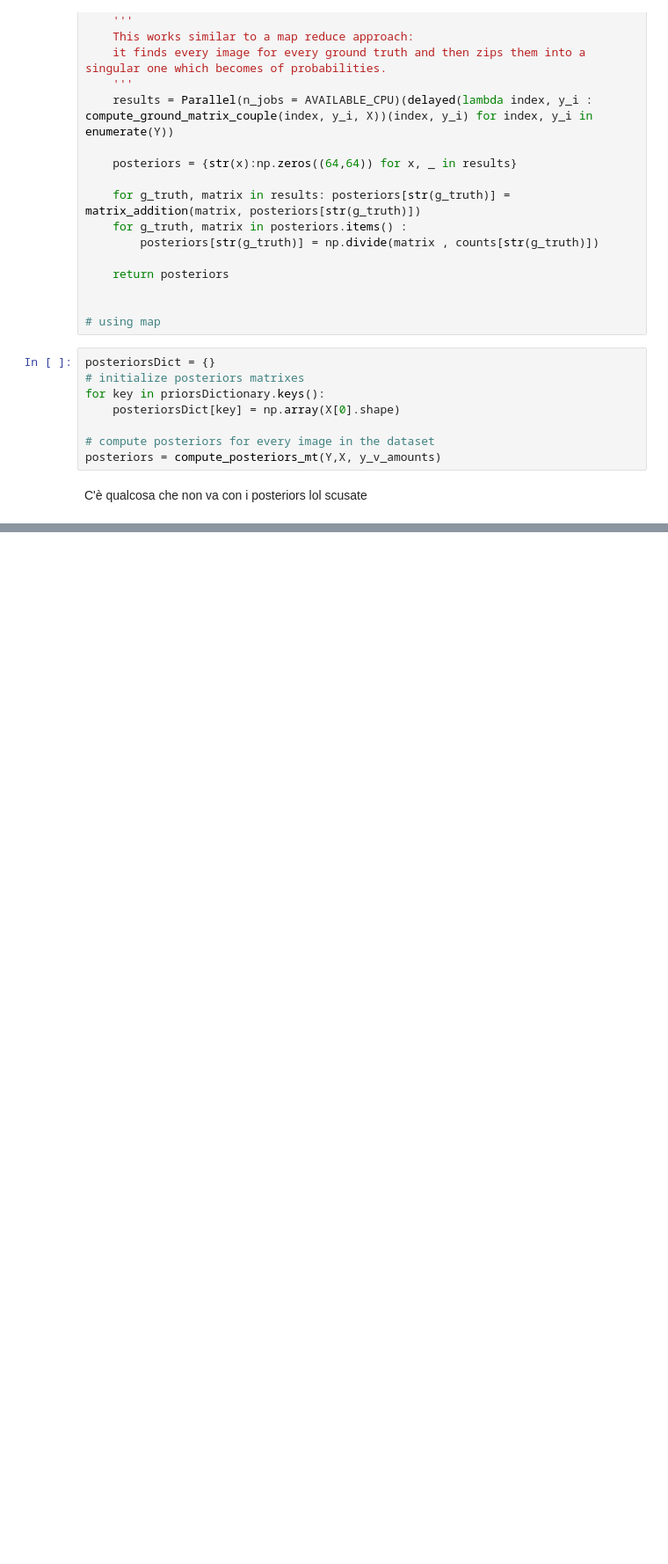
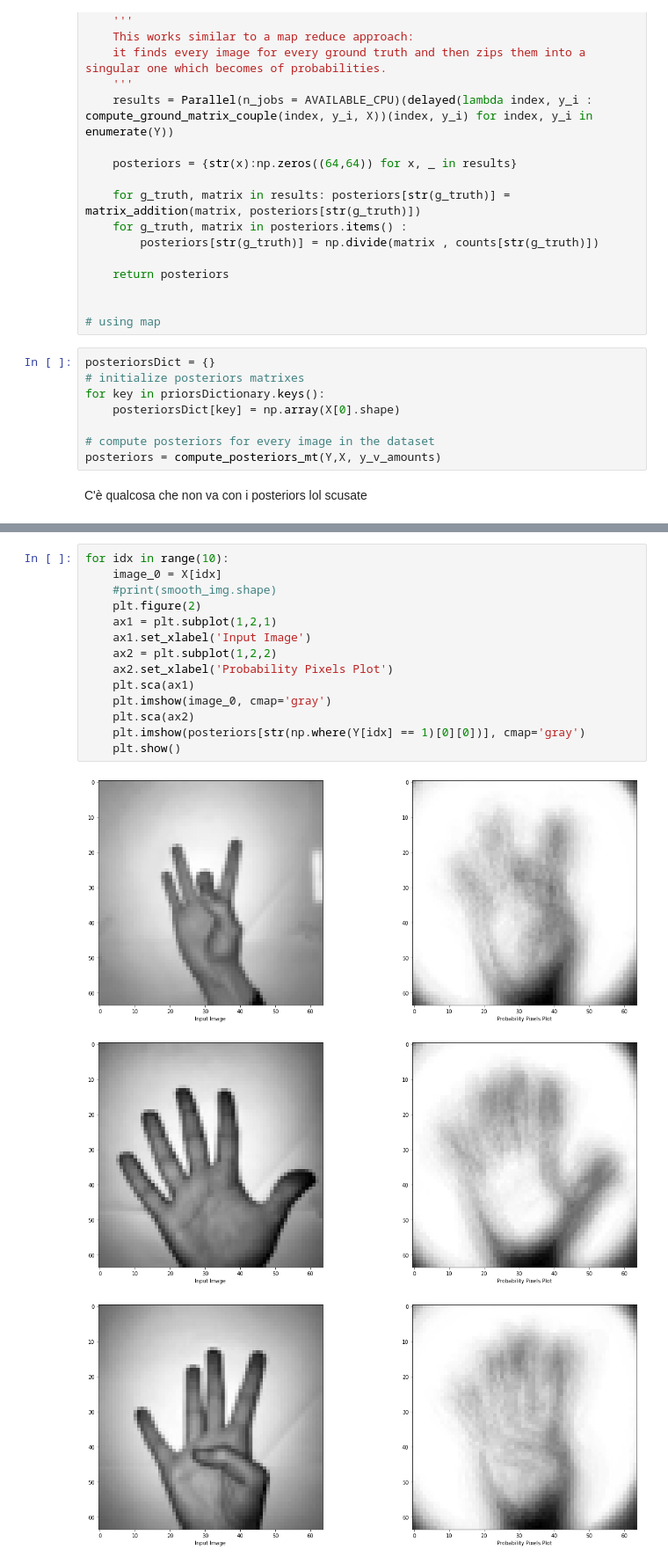
Before and after one commit to S4b3/Sign-Language-Digits-Recognition, a Jupyter notebook: FP.ipynb, the cells around one changed output, grey strips where cells are left out. Shown at 88% size. Drawn from its saved outputs; the diff is of its cells as text; blank space fills up the shorter version.

```diff
--- a/FP.ipynb
+++ b/FP.ipynb
@@ -207,0 +224,18 @@ plt.show()
+# %%
+for idx in range(10):
+    image_0 = X[idx]
+    #print(smooth_img.shape)
+    plt.figure(2)
+    ax1 = plt.subplot(1,2,1)
+    ax1.set_xlabel('Input Image')
+    ax2 = plt.subplot(1,2,2)
+    ax2.set_xlabel('Probability Pixels Plot')
+    plt.sca(ax1)
+    plt.imshow(image_0, cmap='gray')
+    plt.sca(ax2)
+    plt.imshow(posteriors[str(np.where(Y[idx] == 1)[0][0])], cmap='gray')
+    plt.show()
+# %% [output]
+[figure, added]
+[figure, added]
+[figure, added]
```
Also changed, not shown: parts of 4 cells of this notebook.
